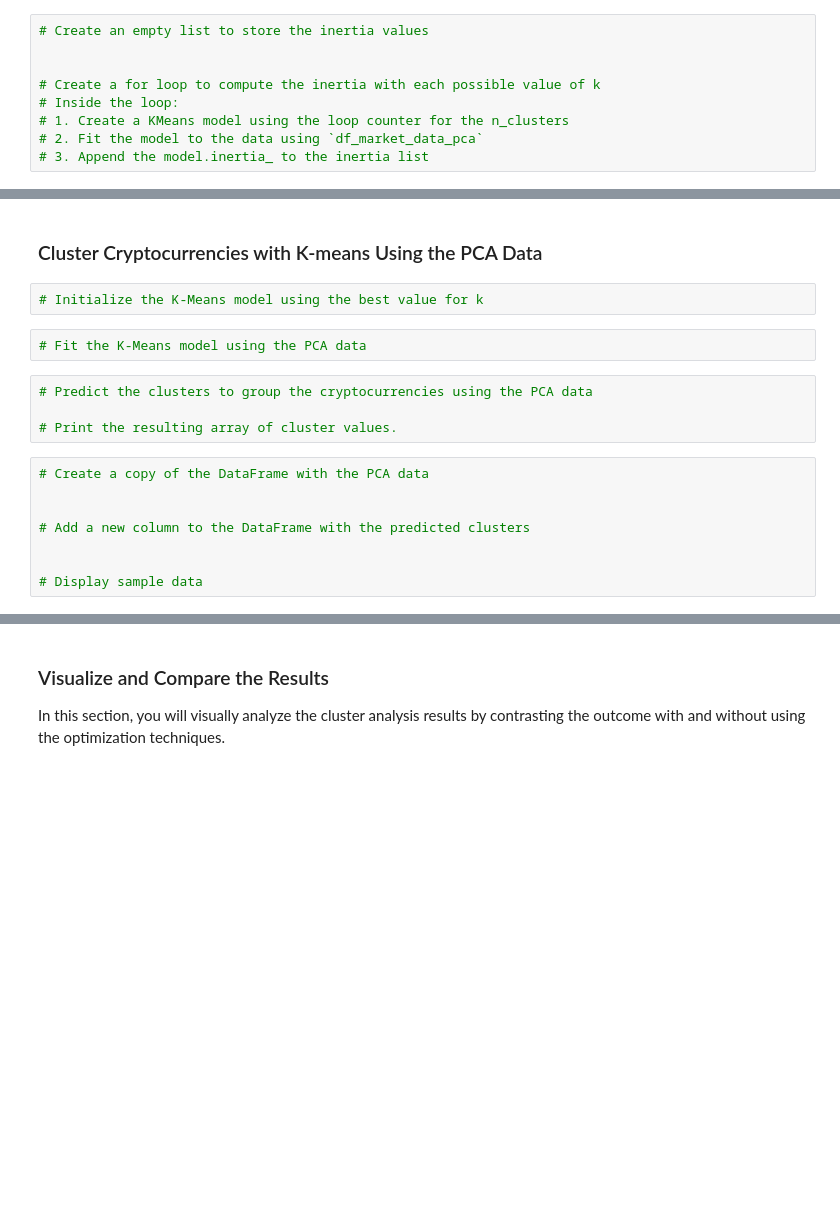
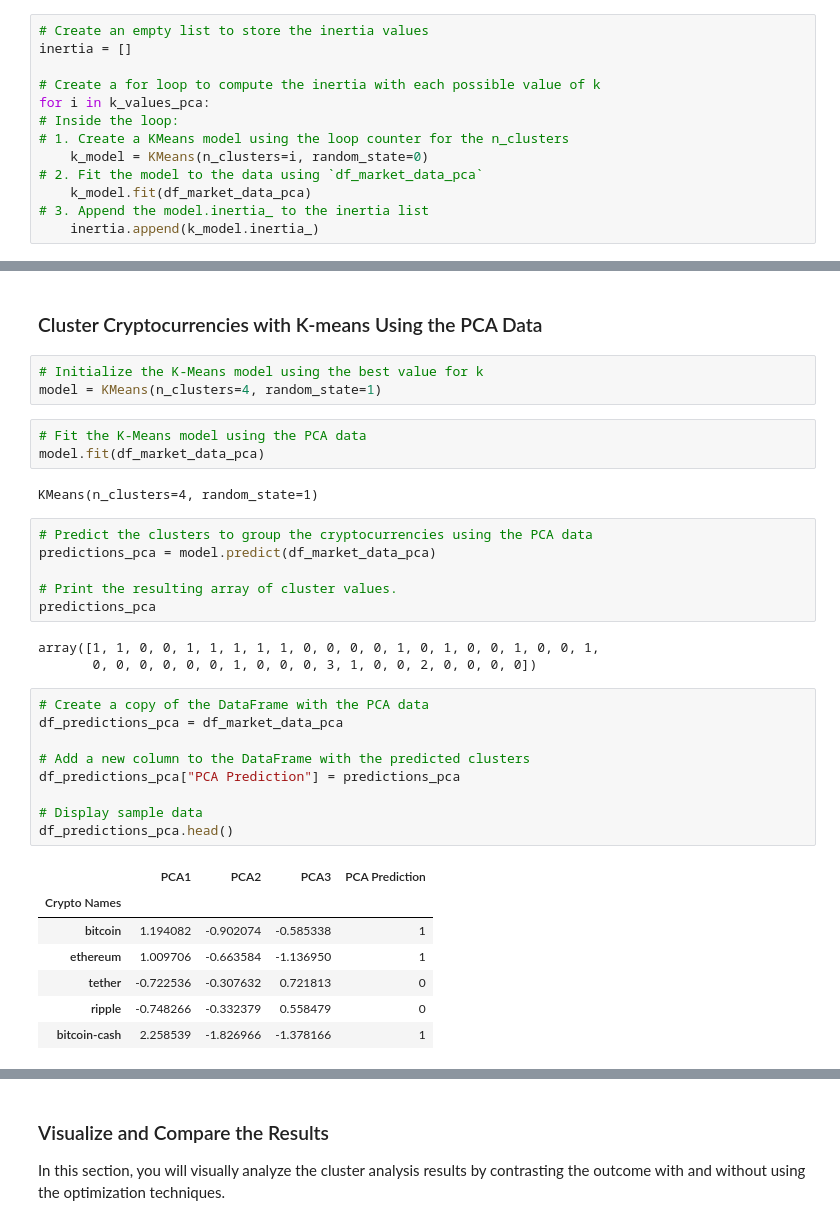
Before and after one commit to proman2520/CryptoClustering, a Jupyter notebook: Crypto_Clustering.ipynb, the cells around one changed output, grey strips where cells are left out. Drawn from its saved outputs; the diff is of its cells as text; blank space fills up the shorter version.

```diff
--- a/Crypto_Clustering.ipynb
+++ b/Crypto_Clustering.ipynb
@@ -227,11 +266,15 @@ pca = PCA(n_components=3)
 # %%
 # Create an empty list to store the inertia values
-
+inertia = []
 
 # Create a for loop to compute the inertia with each possible value of k
+for i in k_values_pca:
 # Inside the loop:
 # 1. Create a KMeans model using the loop counter for the n_clusters
+    k_model = KMeans(n_clusters=i, random_state=0)
 # 2. Fit the model to the data using `df_market_data_pca`
+    k_model.fit(df_market_data_pca)
 # 3. Append the model.inertia_ to the inertia list
+    inertia.append(k_model.inertia_)
 # %%
 # Create a dictionary with the data to plot the Elbow curve
@@ -255,20 +320,38 @@ pca = PCA(n_components=3)
 ### Cluster Cryptocurrencies with K-means Using the PCA Data
 # %%
 # Initialize the K-Means model using the best value for k
+model = KMeans(n_clusters=4, random_state=1)
 # %%
 # Fit the K-Means model using the PCA data
+model.fit(df_market_data_pca)
+# %% [output]
+KMeans(n_clusters=4, random_state=1)
 # %%
 # Predict the clusters to group the cryptocurrencies using the PCA data
+predictions_pca = model.predict(df_market_data_pca)
 
 # Print the resulting array of cluster values.
+predictions_pca
+# %% [output]
+array([1, 1, 0, 0, 1, 1, 1, 1, 1, 0, 0, 0, 0, 1, 0, 1, 0, 0, 1, 0, 0, 1,
+       0, 0, 0, 0, 0, 0, 1, 0, 0, 0, 3, 1, 0, 0, 2, 0, 0, 0, 0])
 # %%
 # Create a copy of the DataFrame with the PCA data
-
+df_predictions_pca = df_market_data_pca
 
 # Add a new column to the DataFrame with the predicted clusters
-
+df_predictions_pca["PCA Prediction"] = predictions_pca
 
 # Display sample data
+df_predictions_pca.head()
+# %% [output]
+|  | PCA1 | PCA2 | PCA3 | PCA Prediction |
+| Crypto Names |  |  |  |  |
+| bitcoin | 1.194082 | -0.902074 | -0.585338 | 1 |
+| ethereum | 1.009706 | -0.663584 | -1.136950 | 1 |
+| tether | -0.722536 | -0.307632 | 0.721813 | 0 |
+| ripple | -0.748266 | -0.332379 | 0.558479 | 0 |
+| bitcoin-cash | 2.258539 | -1.826966 | -1.378166 | 1 |
 # %%
 # Create a scatter plot using hvPlot by setting
 # `x="PC1"` and `y="PC2"`.
```
Also changed, not shown: parts of 14 cells of this notebook, 1 other file.
